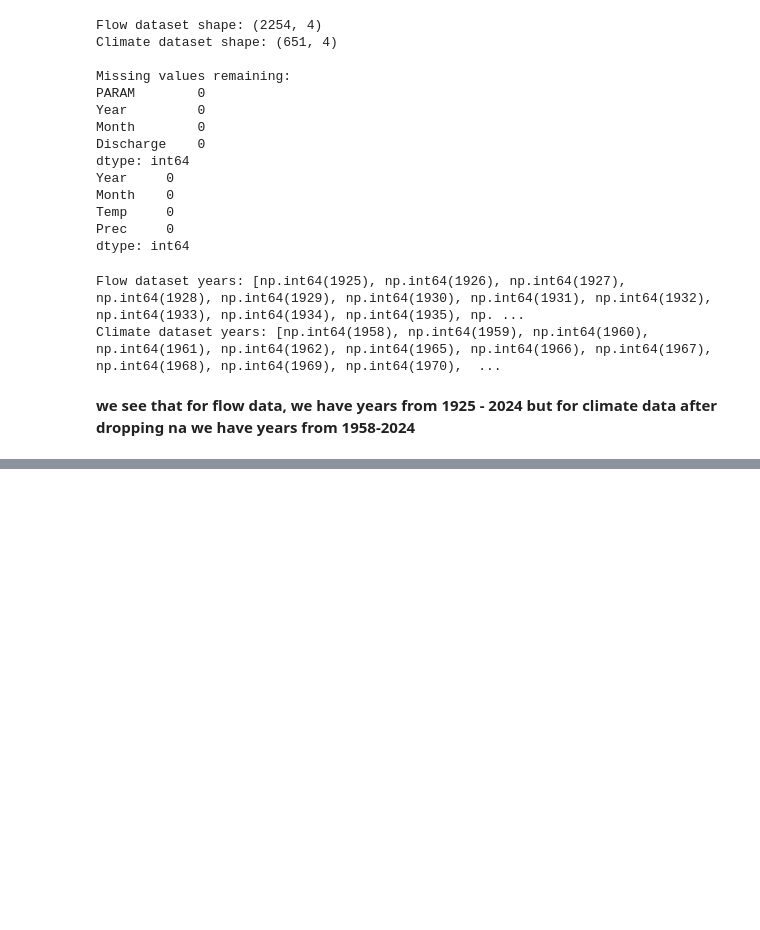
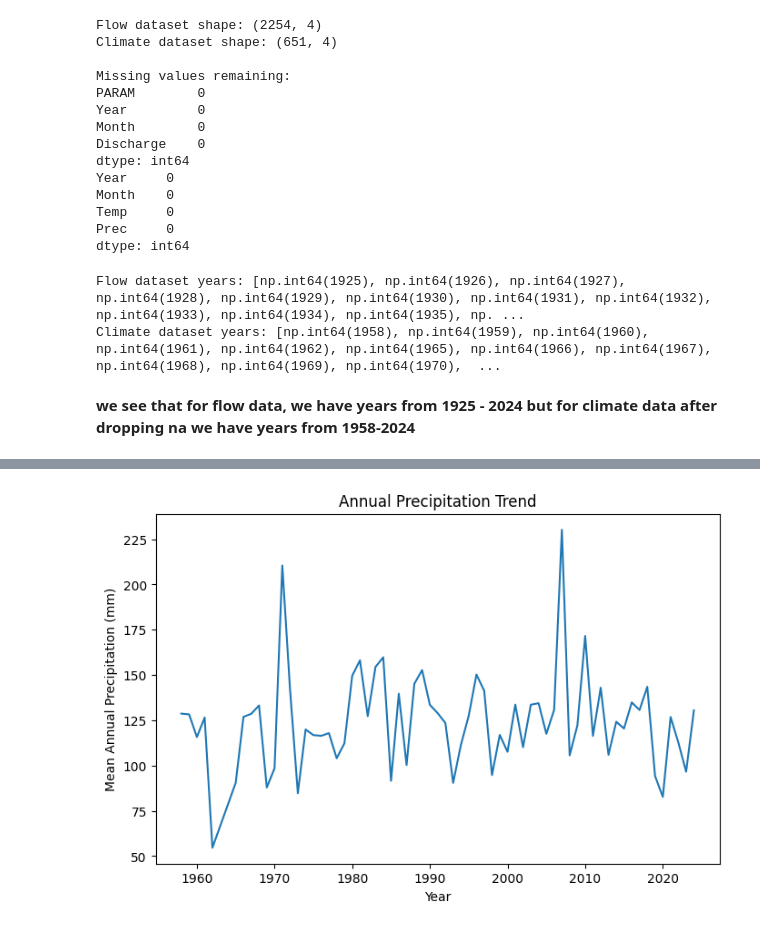
Before and after one commit to samreen1410/project_precipitation, a Jupyter notebook: Preliminary.ipynb, the cells around one changed output, grey strips where cells are left out. Saved outputs shown, nothing was run; the diff lists cells and outputs as text; code cells hidden in the pictures; blank space fills up the shorter version.

```diff
--- a/Preliminary.ipynb
+++ b/Preliminary.ipynb
@@ -342,0 +371,10 @@ Climate dataset years: [np.int64(1958), np.int64(1959), np.int64(1960), np.int64
+# %%
+#annual precipitation trend
+plt.figure(figsize=(8,5))
+plt.plot(climate_annual['Year'], climate_annual['Prec'])
+plt.xlabel("Year")
+plt.ylabel("Mean Annual Precipitation (mm)")
+plt.title("Annual Precipitation Trend")
+plt.show()
+# %% [output]
+[figure, added]
```
Also changed, not shown: parts of 6 cells of this notebook.
